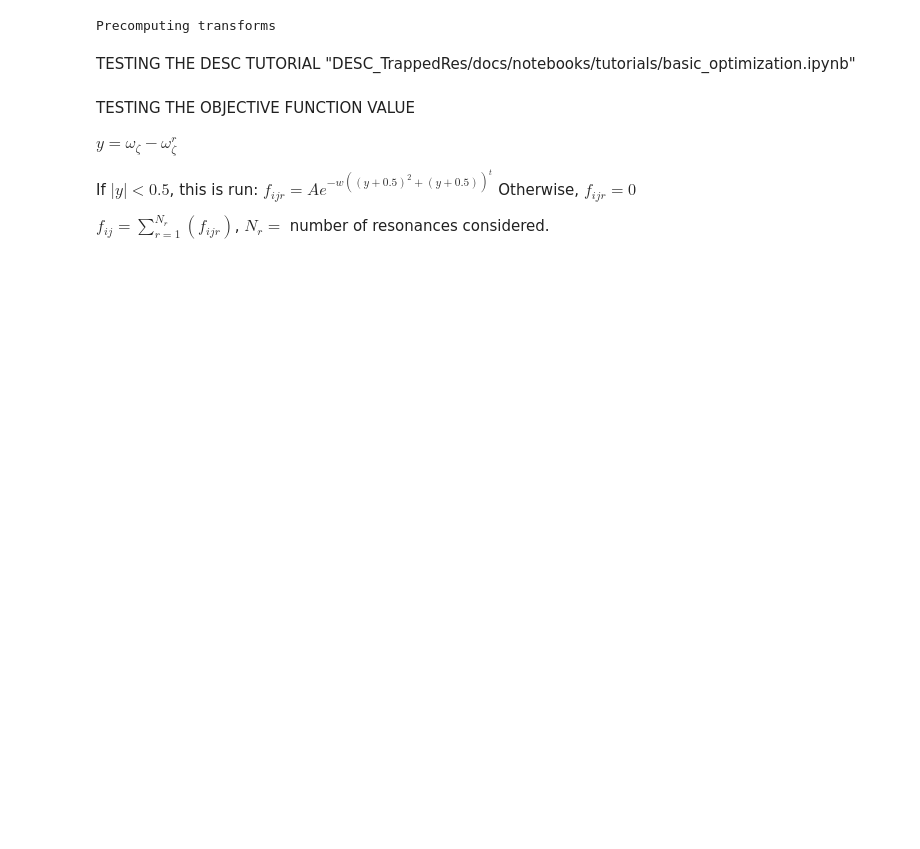
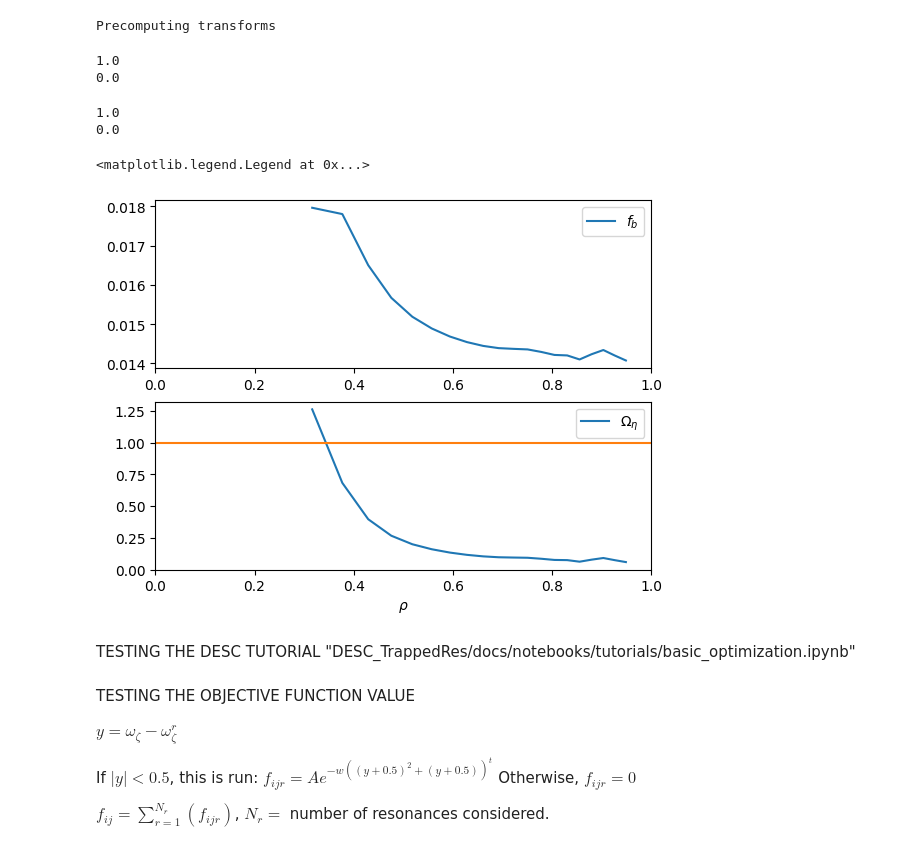
Before and after one commit to jlabbate15/DESC_TrappedRes, a Jupyter notebook: desc/ResonanceOpt/test.ipynb, the cells around one changed output. Saved outputs shown, nothing was run; the diff lists cells and outputs as text; code cells hidden in the pictures; blank space fills up the shorter version.

```diff
--- a/desc/ResonanceOpt/test.ipynb
+++ b/desc/ResonanceOpt/test.ipynb
@@ -10,7 +10,7 @@ import jax.numpy as jnp
 
 ## Inputs
 eq = desc.io.load("Equilibria/equil_G1600_DESC_fixed_QA.h5")
-rhos = np.sqrt(np.linspace(0.1,0.9,5)) # rho = sqrt(s)
+rhos = np.sqrt(np.linspace(0.1,0.9,20)) # rho = sqrt(s)
 alphas = np.linspace(0,2*np.pi,5)
 KE_frac = np.array([1])
 pitch_invs = jnp.linspace(5.8,5.9,2)
@@ -42,3 +35,35 @@ print(y)
+# %%
+rhos_max = value['rhos_max'] # := (rho,Bcrit,well,res)
+omega_arr = value['omega_arr'] # :=(rho,Bcrit,well)
+res_arr = value['res_arr'] # := (res)
+f_b = value['f_b_res'] # := (rho,Bcrit,well,res)
+# print(rhos_max.shape)
+# print(omega_arr.shape)
+# %% [output]
+1.0
+0.0
+# %%
+idx=1
+print(res_arr[idx])
+print(rhos_max[0,0,0,idx])
+import matplotlib.pyplot as plt
+fig,ax=plt.subplots(2,1)
+ax[0].plot(rhos,f_b[:,0,0,idx],label=r'$f_b$')
+# ax.set_xlabel(r'$\rho$')
+ax[0].legend()
+ax[0].set_xlim([0,1])
+ax[1].set_xlim([0,1])
+
+# ax.set_ylabel(r'$\Omega_\eta$ or $f_b$')
+ax[1].plot(rhos,omega_arr[:,0,0],label=r'$\Omega_\eta$')
+ax[1].set_xlabel(r'$\rho$')
+ax[1].plot([0,1],[res_arr[idx],res_arr[idx]])
+ax[1].legend()
+# %% [output]
+1.0
+0.0
+<matplotlib.legend.Legend at 0x...>
+[figure, added]
 # %%
 # debug cell (restart kernel and run before running optimizer)
 import sys
```
Also changed, not shown: parts of 2 cells of this notebook, 1 other file.
